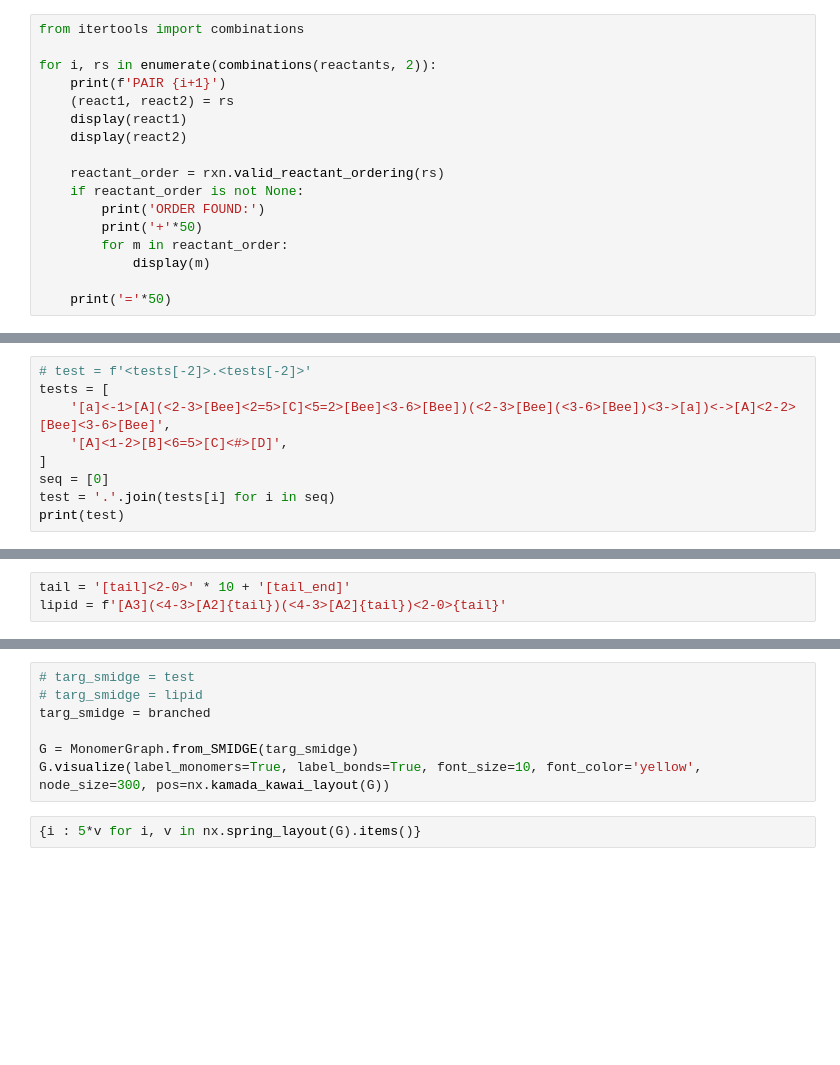
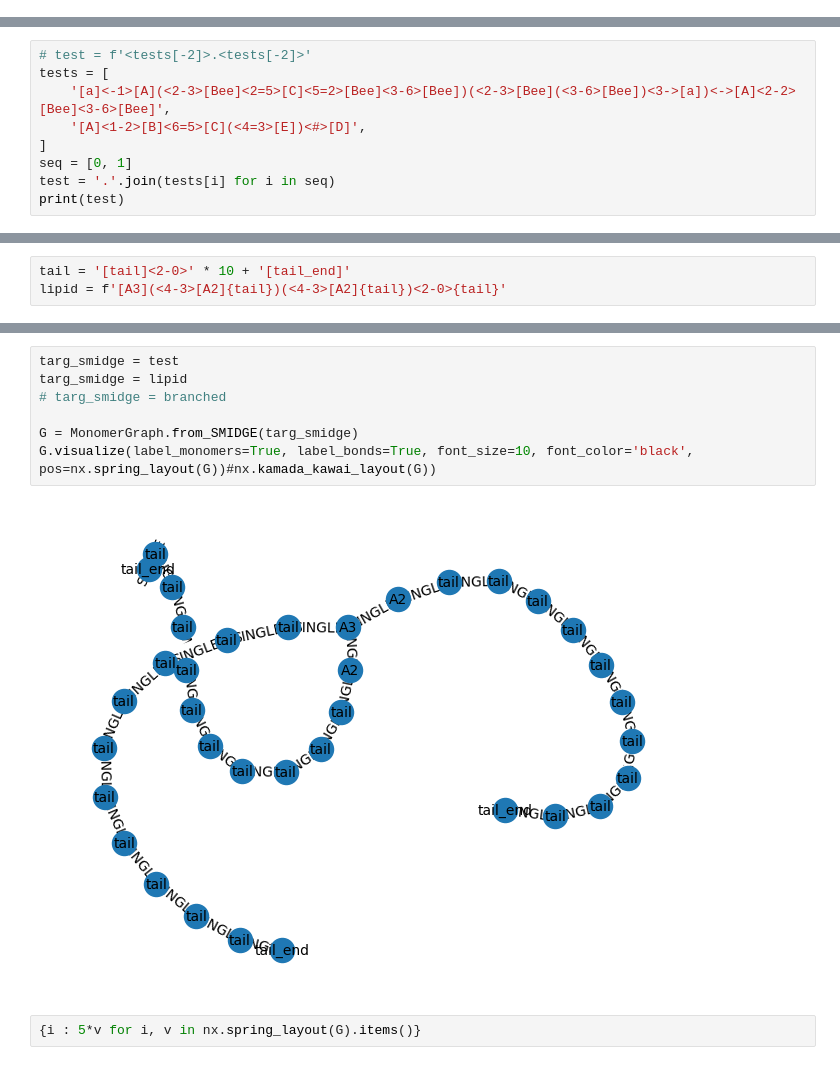
Before and after one commit to timbernat/polymer_workbench, a Jupyter notebook: new_feature_dev.ipynb, the cells around one changed output, grey strips where cells are left out. Cells and saved outputs as stored; diff of their text form; blank space fills up the shorter version.

```diff
--- a/new_feature_dev.ipynb
+++ b/new_feature_dev.ipynb
@@ -39,20 +3,3 @@ for smiles in reactant_smiles:
-# %%
-from itertools import combinations
-
-for i, rs in enumerate(combinations(reactants, 2)):
-    print(f'PAIR {i+1}')
-    (react1, react2) = rs
-    display(react1)
-    display(react2)
-
-    reactant_order = rxn.valid_reactant_ordering(rs)
-    if reactant_order is not None:
-        print('ORDER FOUND:')
-        print('+'*50)
-        for m in reactant_order:
-            display(m)
-
-    print('='*50)
 # %% [markdown]
 ## Developing monomer graphs
 # %%
@@ -76,8 +28,8 @@ from openff.interchange import Interchange
 # test = f'<tests[-2]>.<tests[-2]>'
 tests = [
     '[a]<-1>[A](<2-3>[Bee]<2=5>[C]<5=2>[Bee]<3-6>[Bee])(<2-3>[Bee](<3-6>[Bee])<3->[a])<->[A]<2-2>[Bee]<3-6>[Bee]',
-    '[A]<1-2>[B]<6=5>[C]<#>[D]',
+    '[A]<1-2>[B]<6=5>[C](<4=3>[E])<#>[D]',
 ]
-seq = [0]
+seq = [0, 1]
 test = '.'.join(tests[i] for i in seq)
 print(test)
@@ -93,10 +49,12 @@ branched
 # %%
-# targ_smidge = test
-# targ_smidge = lipid
-targ_smidge = branched
+targ_smidge = test
+targ_smidge = lipid
+# targ_smidge = branched
 
 G = MonomerGraph.from_SMIDGE(targ_smidge)
-G.visualize(label_monomers=True, label_bonds=True, font_size=10, font_color='yellow', node_size=300, pos=nx.kamada_kawai_layout(G))
+G.visualize(label_monomers=True, label_bonds=True, font_size=10, font_color='black', pos=nx.spring_layout(G))#nx.kamada_kawai_layout(G))
+# %% [output]
+[figure, added]
 # %%
 {i : 5*v for i, v in nx.spring_layout(G).items()}
 # %%
```
Also changed, not shown: parts of 15 cells of this notebook, 1 other file.
